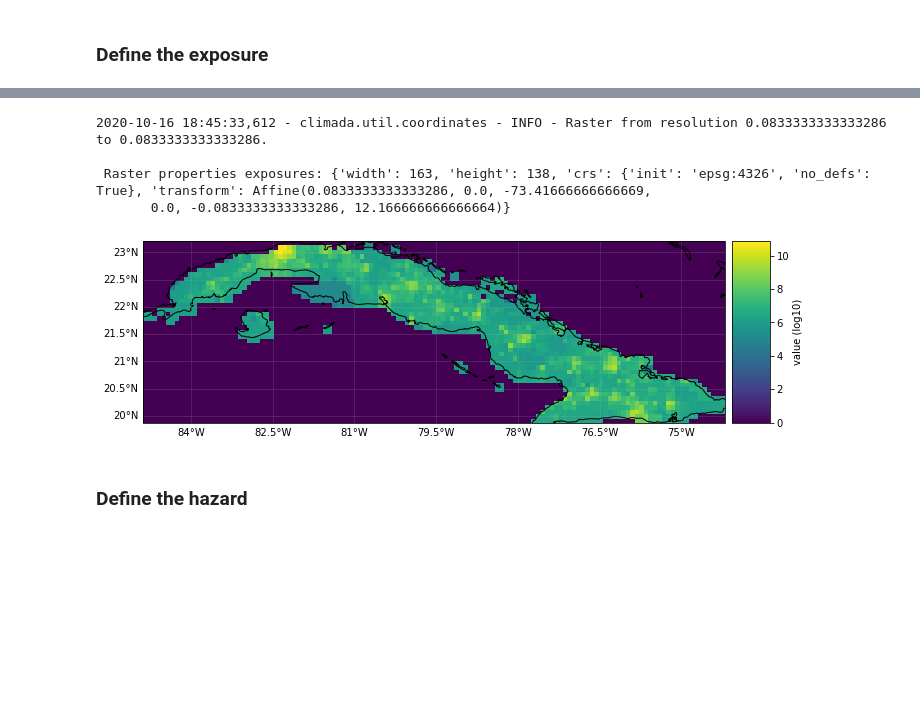
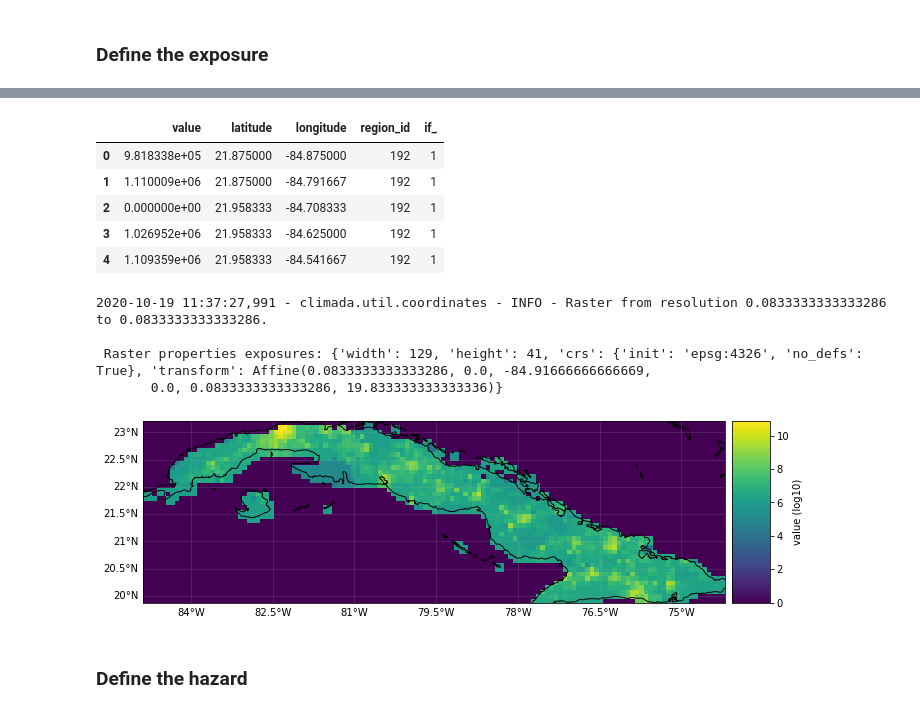
Before and after one commit to mmyrte/climada_python, a Jupyter notebook: doc/tutorial/climada_engine_Impact.ipynb, the cells around one changed output, grey strips where cells are left out. Drawn from its saved outputs; the diff is of its cells as text; code cells hidden in the pictures; blank space fills up the shorter version.

```diff
--- a/doc/tutorial/climada_engine_Impact.ipynb
+++ b/doc/tutorial/climada_engine_Impact.ipynb
@@ -61,13 +62,22 @@ exp_lp.check()
+# %%
+exp_lp.head()
+# %% [output]
+|  | value | latitude | longitude | region_id | if_ |
+| 0 | 9.818338e+05 | 21.875000 | -84.875000 | 192 | 1 |
+| 1 | 1.110009e+06 | 21.875000 | -84.791667 | 192 | 1 |
+| 2 | 0.000000e+00 | 21.958333 | -84.708333 | 192 | 1 |
+| 3 | 1.026952e+06 | 21.958333 | -84.625000 | 192 | 1 |
+| 4 | 1.109359e+06 | 21.958333 | -84.541667 | 192 | 1 |
 # %%
 # not needed for impact calculations
 # visualize the define exposure
 exp_lp.plot_raster()
-print('\n Raster properties exposures:', exp_ras.meta)
+print('\n Raster properties exposures:', exp_lp.meta)
 # %% [output]
-2020-10-16 18:45:33,612 - climada.util.coordinates - INFO - Raster from resolution 0.0833333333333286 to 0.0833333333333286.
+2020-10-19 11:37:27,991 - climada.util.coordinates - INFO - Raster from resolution 0.0833333333333286 to 0.0833333333333286.
 
- Raster properties exposures: {'width': 163, 'height': 138, 'crs': {'init': 'epsg:4326', 'no_defs': True}, 'transform': Affine(0.0833333333333286, 0.0, -73.41666666666669,
-       0.0, -0.0833333333333286, 12.166666666666664)}
+ Raster properties exposures: {'width': 129, 'height': 41, 'crs': {'init': 'epsg:4326', 'no_defs': True}, 'transform': Affine(0.0833333333333286, 0.0, -84.91666666666669,
+       0.0, 0.0833333333333286, 19.833333333333336)}
 [figure]
 # %% [markdown]
 ### Define the hazard
```
Also changed, not shown: parts of 22 cells of this notebook.
